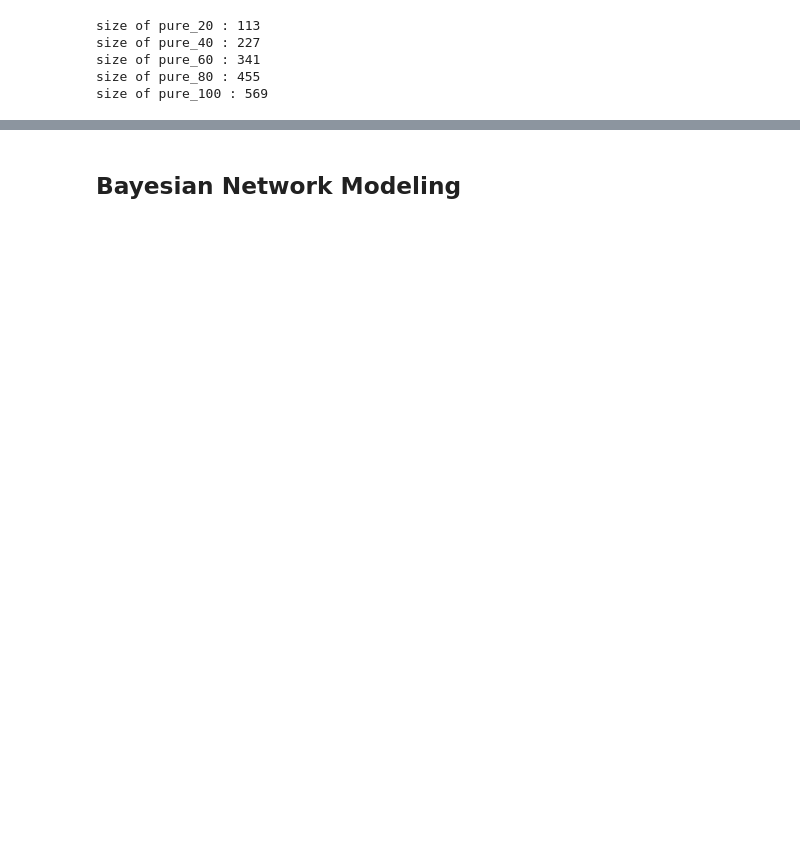
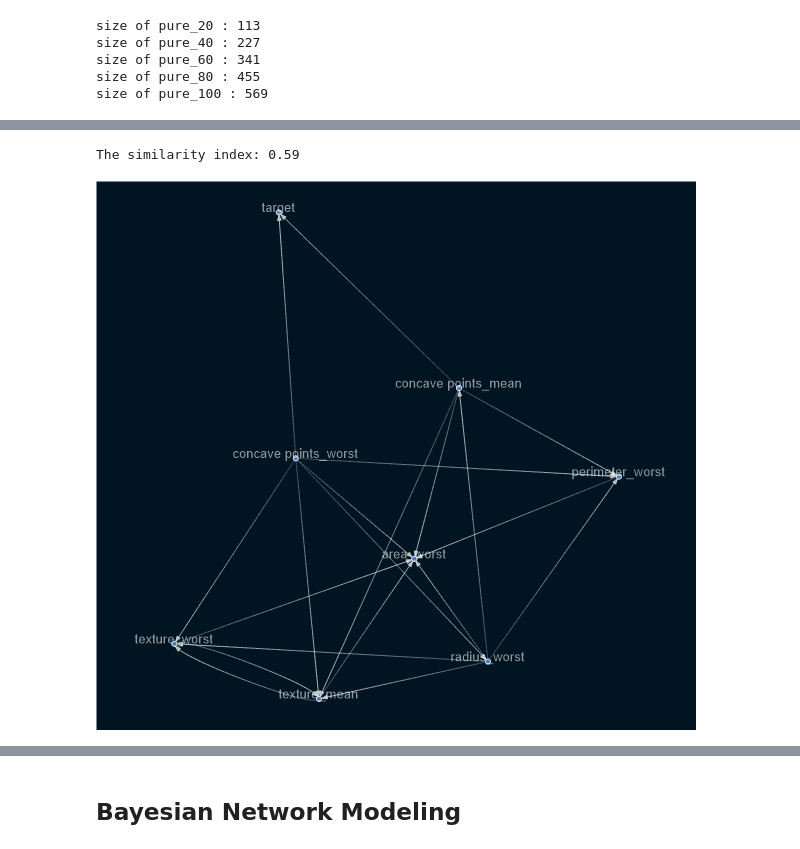
Before and after one commit to benbel376/causal_graph, a Jupyter notebook: notebooks/modeling.ipynb, the cells around one changed output, grey strips where cells are left out. Saved outputs shown, nothing was run; the diff lists cells and outputs as text; code cells hidden in the pictures; blank space fills up the shorter version.

```diff
--- a/notebooks/modeling.ipynb
+++ b/notebooks/modeling.ipynb
@@ -214,0 +227,6 @@ sm80 = from_pandas(pure_80, tabu_parent_nodes=["target"])
+# %%
+print(jacc_index(ground_truth,sm40, 0.1, 0.3))
+plot_graph(sm40, 0.3)
+# %% [output]
+The similarity index: 0.59
+[figure, added]
```
Also changed, not shown: parts of 6 cells of this notebook.
